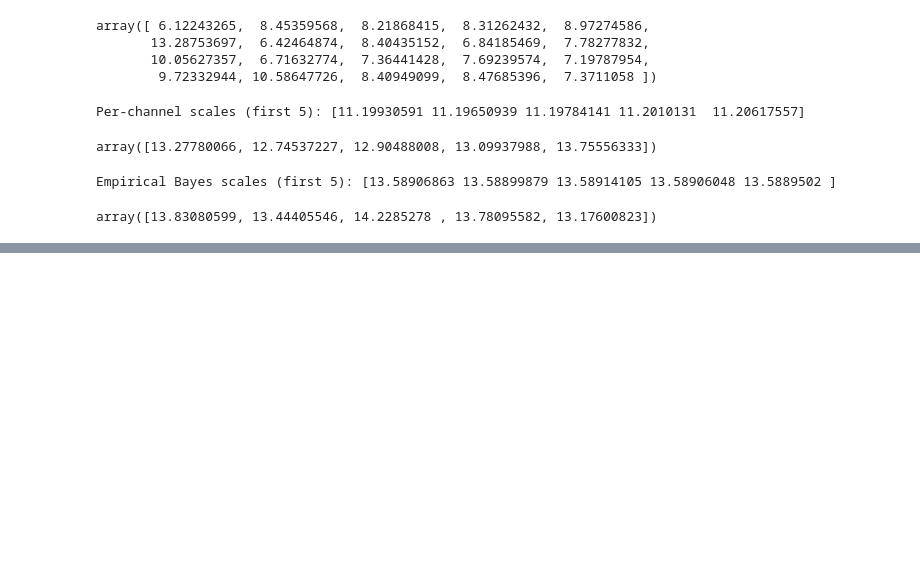
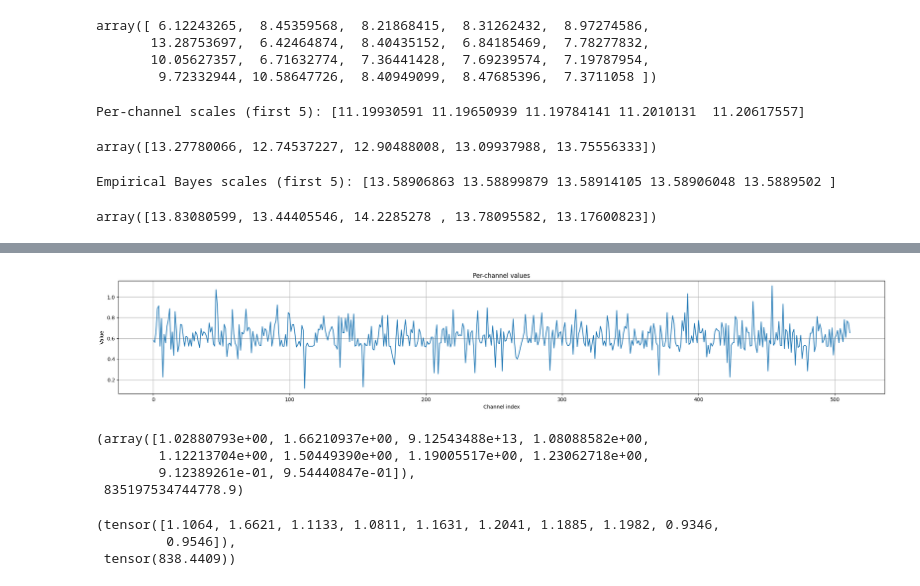
Before and after one commit to tahir0khalil/MaskedSmoothing, a Jupyter notebook: activation_scale_extension.ipynb, the cells around one changed output, grey strips where cells are left out. Saved outputs shown, nothing was run; the diff lists cells and outputs as text; code cells hidden in the pictures; blank space fills up the shorter version.

```diff
--- a/activation_scale_extension.ipynb
+++ b/activation_scale_extension.ipynb
@@ -421,0 +933,5 @@ array([13.83080599, 13.44405546, 14.2285278 , 13.78095582, 13.17600823])
+# %%
+d = torch.load('/home/tahir/workspace2/MaskedSmoothing/act_scales_modified_3/opt125m_max_per_exp.pt')
+
+for k,v in d.items():
+    print(f"{k} : {v.shape}")
@@ -421,0 +956,24 @@ array([13.83080599, 13.44405546, 14.2285278 , 13.78095582, 13.17600823])
+# %%
+vals = d['model.decoder.layers.0.self_attn.q_proj'][:,0]
+# %%
+# type(vals)
+
+
+
+import matplotlib.pyplot as plt
+
+# # Example tensor
+# x = torch.randn(768)
+
+# Move to CPU and convert to NumPy for plotting
+x_np = vals.detach().cpu().numpy()
+
+plt.figure(figsize=(27, 4))
+plt.plot(x_np)
+plt.title("Per-channel values")
+plt.xlabel("Channel index")
+plt.ylabel("Value")
+plt.grid(True)
+plt.show()
+# %% [output]
+[figure, added]
@@ -421,0 +1004,13 @@ array([13.83080599, 13.44405546, 14.2285278 , 13.78095582, 13.17600823])
+# %%
+max_1[0:10], np.sum(max_1)
+# %% [output]
+(array([1.02880793e+00, 1.66210937e+00, 9.12543488e+13, 1.08088582e+00,
+        1.12213704e+00, 1.50449390e+00, 1.19005517e+00, 1.23062718e+00,
+        9.12389261e-01, 9.54440847e-01]),
+ 835197534744778.9)
+# %%
+max_2[0:10], torch.sum(max_2)
+# %% [output]
+(tensor([1.1064, 1.6621, 1.1133, 1.0811, 1.1631, 1.2041, 1.1885, 1.1982, 0.9346,
+         0.9546]),
+ tensor(838.4409))
```
Also changed, not shown: parts of 76 cells of this notebook, 11 other files.
